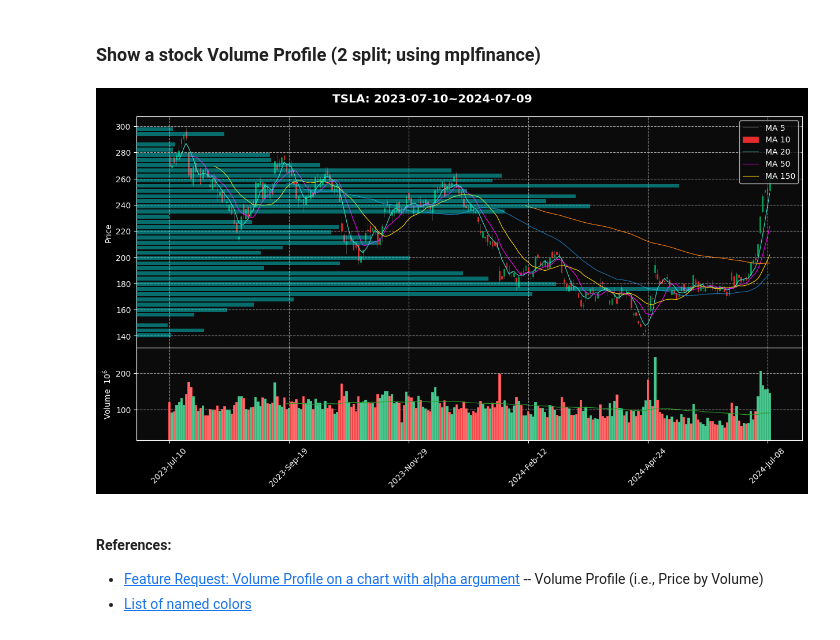
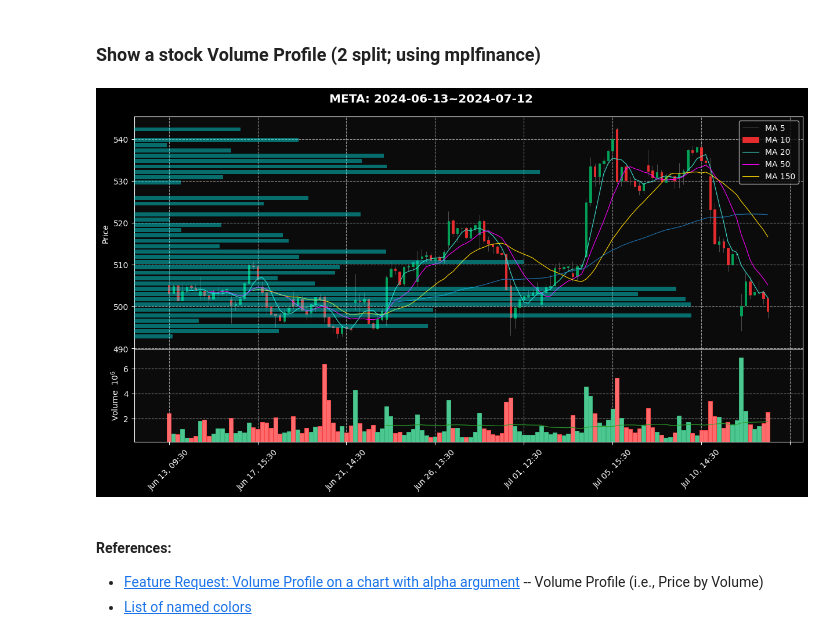
Before and after one commit to yorkjong/colab, a Jupyter notebook: ViStock.ipynb, the cells around one changed output. Cells and saved outputs as stored; diff of their text form; code cells hidden in the pictures.

Commit message:
Added intraday interval support for charts mplfinance version (using Colab).

```diff
--- a/ViStock.ipynb
+++ b/ViStock.ipynb
@@ -113,9 +150,9 @@ df.tail()
 # %% [markdown]
 ### Show a 3-split (price, volume, RSI) stock chart (using mplfinance with TA-Lib)
 # %%
-#@title
-ticker = "TSLA" #@param {type:"string"}
-period = "1y" #@param ["3mo", "6mo", "1y", "2y"]
+ticker = "META" #@param {type:"string"}
+period = "1mo" #@param ['1d', '5d', '1mo', '3mo', '6mo', '1y', '2y', '5y', '10y', 'ytd', 'max']
+interval = '90m' #@param ['1m', '2m', '5m', '15m', '30m', '60m', '90m', '1h', '1d', '5d', '1wk', '1mo', '3mo']
 """
 Show a 3-split (price, volume, RSI) stock chart.
 * Data from yfinance
@@ -129,7 +166,7 @@ from talib import abstract
 
 
 # Download stock data
-df = yf.Ticker(ticker).history(period=period)
+df = yf.Ticker(ticker).history(period=period, interval=interval)
 
 # list days of moving average lines
 ma_days = (5, 10, 20, 50, 150)
@@ -149,7 +186,11 @@ fig, axes = mpf.plot(
     returnfig=True
 )
 axes[0].legend([f'MA {d}' for d in ma_days], loc='upper right')
-df.index = df.index.strftime('%Y-%m-%d')
+# Convert datetime index to string format suitable for display
+if interval.endswith('m') or interval.endswith('h'):
+    df.index = df.index.strftime('%Y-%m-%d %H:%M')
+else:
+    df.index = df.index.strftime('%Y-%m-%d')
 fig.suptitle(f"{ticker}: {df.index.values[0]}~{df.index.values[-1]}", y=0.93)
 
 # Show
@@ -170,16 +211,16 @@ Visualize a PBV (means price-by-volume, also called volume profile) for a given
 stock. Here the PBV is overlaid with the price subplot (total 2 subplots).
 """
 __software__ = "Volume Profile 2-split with mplfinace"
-__version__ = "1.0"
+__version__ = "2.0"
 __author__ = "York <york.jong@gmail.com>"
-__date__ = "2023/02/02 (initial version) ~ 2023/02/06 (last revision)"
+__date__ = "2023/02/02 (initial version) ~ 2024/07/13 (last revision)"
 
 import yfinance as yf
 import matplotlib.pyplot as plt
 import mplfinance as mpf
 
 
-def show_pbv2s_mpl(ticker='TSLA', period='1y',
+def show_pbv2s_mpl(ticker='TSLA', period='1y', interval='1d',
                    total_bins=42,
                    ma_days=(5, 10, 20, 50, 150),
                    legend_loc='best'):
@@ -193,8 +234,8 @@ def show_pbv2s_mpl(ticker='TSLA', period='1y',
     ----------
     ticker
         the ticker name (default is 'TSLA')
-    period
-        the period (default is '12mo' that means 12 monthes)
+    interval
+        the interval (default is '1d' that means 1 day)
     total_bins
         the number of bins to calculate comulative volume for bins (default=42)
     ma_days
@@ -215,7 +256,7 @@ def show_pbv2s_mpl(ticker='TSLA', period='1y',
             center
     """
     # Download stock data
-    df = yf.Ticker(ticker).history(period=period)
+    df = yf.Ticker(ticker).history(period=period, interval=interval)
 
     # Add Volume Moving Average
     vma = mpf.make_addplot(
@@ -241,37 +282,38 @@ def show_pbv2s_mpl(ticker='TSLA', period='1y',
                  y=0.93)
 
     # Volume Profile (i.e., Price by Volume)
 
     bin_size = (max(df['High']) - min(df['Low'])) / total_bins
     bin_round = lambda x: bin_size * round(x / bin_size)
     bin = df['Volume'].groupby(df['Close'].apply(lambda x: bin_round(x))).sum()
 
     ax = fig.add_axes(axes[0].get_position())
     ax.set_axis_off()
     ax.set_xlim(right=1.2*max(bin.values))
     ax.barh(
         y=bin.keys(),       # price
         width=bin.values,   # bin comulative volume
         height=0.75*bin_size,
         align='center',
         color='cyan',
         alpha=0.4
     )
 
     # Show
     mpf.show()  # plt.show()
 
 
 if __name__ == '__main__':
     #@title
-    ticker = "TSLA" #@param {type:"string"}
-    period = "1y" #@param ["3mo", "6mo", "1y", "2y"]
+    ticker = "META" #@param {type:"string"}
+    period = "1mo" #@param ['1d', '5d', '1mo', '3mo', '6mo', '1y', '2y', '5y', '10y', 'ytd', 'max']
+    interval = '1h' #@param ['1m', '2m', '5m', '15m', '30m', '60m', '90m', '1h', '1d', '5d', '1wk', '1mo', '3mo']
     total_bins = 42 #@param {type: "integer"}
     legend_loc = "best" #@param ["best", "upper right", "upper left", "lower left", "lower right", "right", "center left", "center right", "lower center", "upper center", "center"]
-    show_pbv2s_mpl(ticker=ticker, period=period,
+    show_pbv2s_mpl(ticker=ticker, period=period, interval=interval,
                    total_bins=total_bins, legend_loc=legend_loc)
 # %% [output]
-[figure, old version]
+[figure, new version]
 # %% [markdown]
 #### References:
 * [Feature Request: Volume Profile on a chart with alpha argument](https://github.com/matplotlib/mplfinance/issues/162) -- Volume Profile (i.e., Price by Volume)
```
Also changed, not shown: parts of 8 cells of this notebook.
